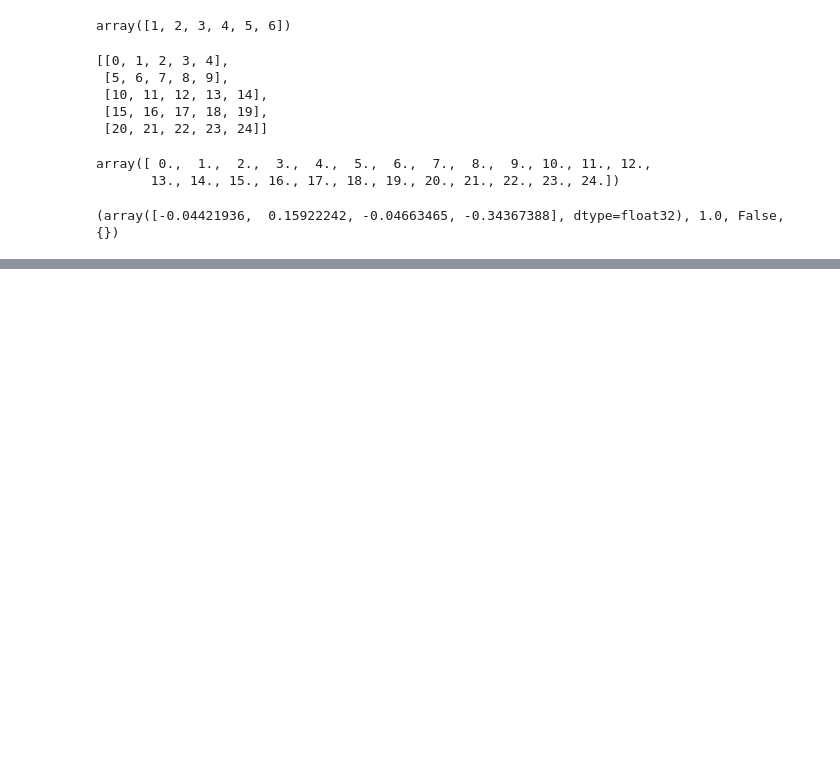
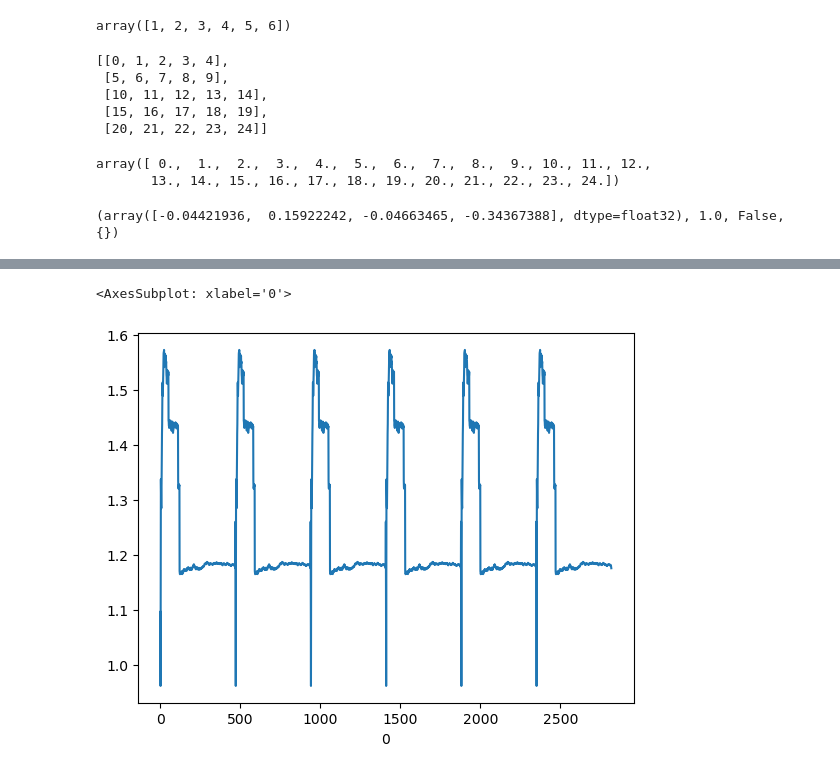
Before and after one commit to Nins16/DQL_AveEntLumRei-1, a Jupyter notebook: Route Playground.ipynb, the cells around one changed output, grey strips where cells are left out. Cells and saved outputs as stored; diff of their text form; code cells hidden in the pictures; blank space fills up the shorter version.

```diff
--- a/Route Playground.ipynb
+++ b/Route Playground.ipynb
@@ -295,0 +335,5 @@ print(env.step(env.action_space.sample()))
+# %%
+df['Agent 2'].plot()
+# %% [output]
+<AxesSubplot: xlabel='0'>
+[figure, added]
```
Also changed, not shown: parts of 5 cells of this notebook, 28 other files.
